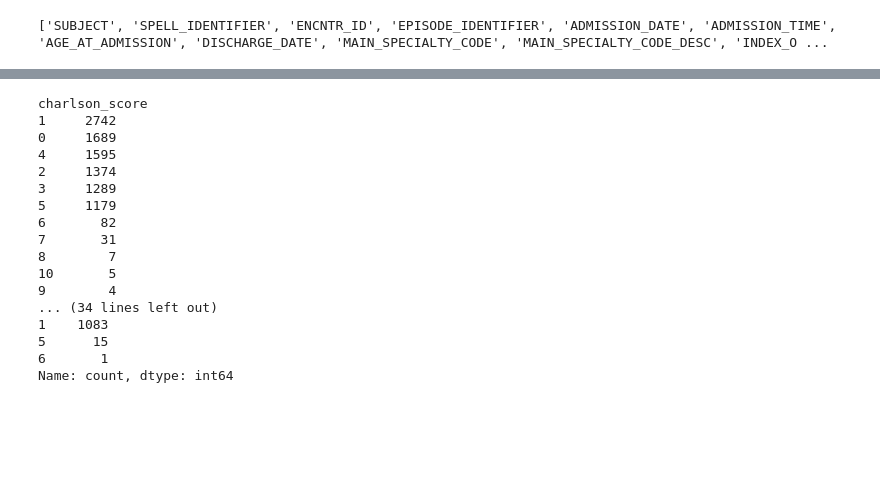
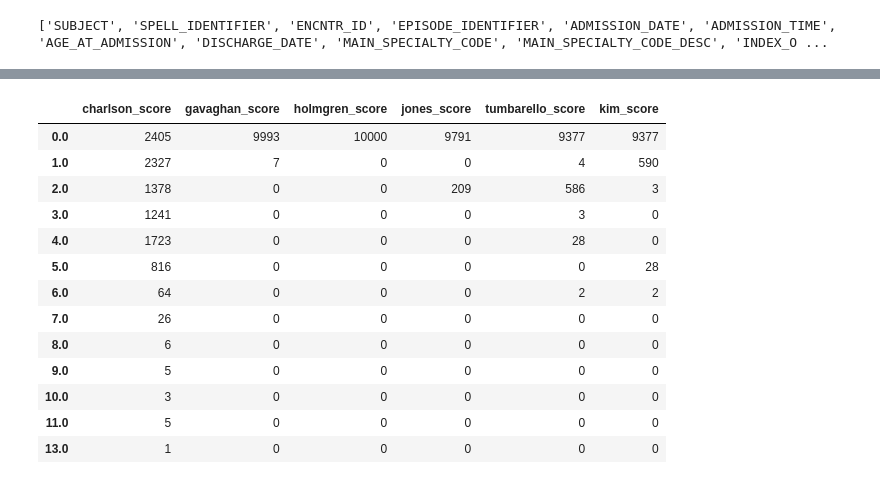
Before and after one commit to bahp/icare-risk, a Jupyter notebook: notebooks/b_preparation/_tableone.ipynb, the cells around one changed output, grey strips where cells are left out. Cells and saved outputs as stored; diff of their text form; code cells hidden in the pictures; blank space fills up the shorter version.

```diff
--- a/notebooks/b_preparation/_tableone.ipynb
+++ b/notebooks/b_preparation/_tableone.ipynb
@@ -146,52 +168,60 @@ print(mytable.tabulate(tablefmt="github"))
 # %%
-# -------------------------------------------------------------------
+# --------------------------------------------------------------------
 # How to compute scores if needed
 # --------------------------------------------------------------------
+# .. note: The computation of scores is also included in 01_vectorized.ipynb.
+
 # Libraries
 from pathlib import Path
 import pandas as pd
 
 # Local Libraries
 from icare_risk.clinphen.scores.gavaghan import compute_gavaghan_score
 from icare_risk.clinphen.scores.holmgren import compute_holmgren_score
 from icare_risk.clinphen.scores.charlson import compute_charlson_score
 from icare_risk.clinphen.scores.jones import compute_jones_score
 from icare_risk.clinphen.scores.tumbarello import compute_tumbarello_score
 from icare_risk.clinphen.scores.kim import compute_kim_score
 
 # 1. Load your master dataset
-DATA_DIR = Path("/app/notebooks/data/synthetic/10000p/")
+DATA_DIR = Path("/app/data/synthetic/10000p/processed/")
 filename = '03_derived_analysis_dataset.parquet'
 df_master = pd.read_parquet(DATA_DIR / filename)
 
+# 2. compute scores
 df_master['charlson_score'] = compute_charlson_score(df_master, verbose=0)
 df_master['gavaghan_score'] = compute_gavaghan_score(df_master, verbose=0)
 df_master['holmgren_score'] = compute_holmgren_score(df_master, verbose=0)
 df_master['jones_score'] = compute_jones_score(df_master, verbose=0)
 df_master['tumbarello_score'] = compute_tumbarello_score(df_master, verbose=0)
 df_master['kim_score'] = compute_kim_score(df_master, verbose=0)
 
-scores = [
-    'charlson', 'gavaghan', 'holmgren', 'jones', 'tumbarello', 'kim'
+# Show
+score_cols = [
+    'charlson_score', 'gavaghan_score', 'holmgren_score',
+    'jones_score', 'tumbarello_score', 'kim_score'
 ]
-for s in scores:
-    print("\n")
-    print(df_master[f"{s}_score"].value_counts())
+
+df_scores_dist = (
+    df_master[score_cols]
+    .apply(pd.Series.value_counts)
+    .sort_index()
+    .fillna(0)
+    .astype(int)
+)
+display(df_scores_dist)
 # %% [output]
-charlson_score
-1     2742
-0     1689
-4     1595
-2     1374
-3     1289
-5     1179
-6       82
-7       31
-8        7
-10       5
-9        4
-... (34 lines left out)
-1    1083
-5      15
-6       1
-Name: count, dtype: int64
+|  | charlson_score | gavaghan_score | holmgren_score | jones_score | tumbarello_score | kim_score |
+| 0.0 | 2405 | 9993 | 10000 | 9791 | 9377 | 9377 |
+| 1.0 | 2327 | 7 | 0 | 0 | 4 | 590 |
+| 2.0 | 1378 | 0 | 0 | 209 | 586 | 3 |
+| 3.0 | 1241 | 0 | 0 | 0 | 3 | 0 |
+| 4.0 | 1723 | 0 | 0 | 0 | 28 | 0 |
+| 5.0 | 816 | 0 | 0 | 0 | 0 | 28 |
+| 6.0 | 64 | 0 | 0 | 0 | 2 | 2 |
+| 7.0 | 26 | 0 | 0 | 0 | 0 | 0 |
+| 8.0 | 6 | 0 | 0 | 0 | 0 | 0 |
+| 9.0 | 5 | 0 | 0 | 0 | 0 | 0 |
+| 10.0 | 3 | 0 | 0 | 0 | 0 | 0 |
+| 11.0 | 5 | 0 | 0 | 0 | 0 | 0 |
+| 13.0 | 1 | 0 | 0 | 0 | 0 | 0 |
```
Also changed, not shown: parts of 4 cells of this notebook, 13 other files.
